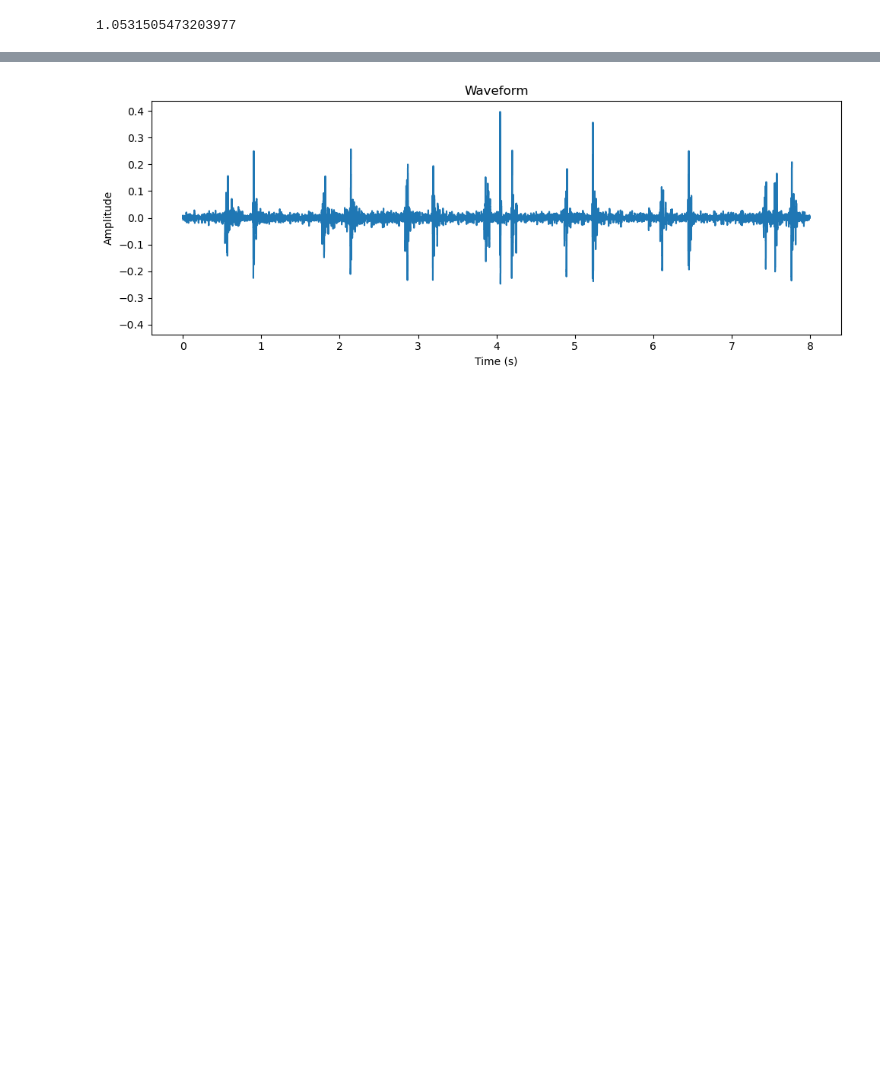
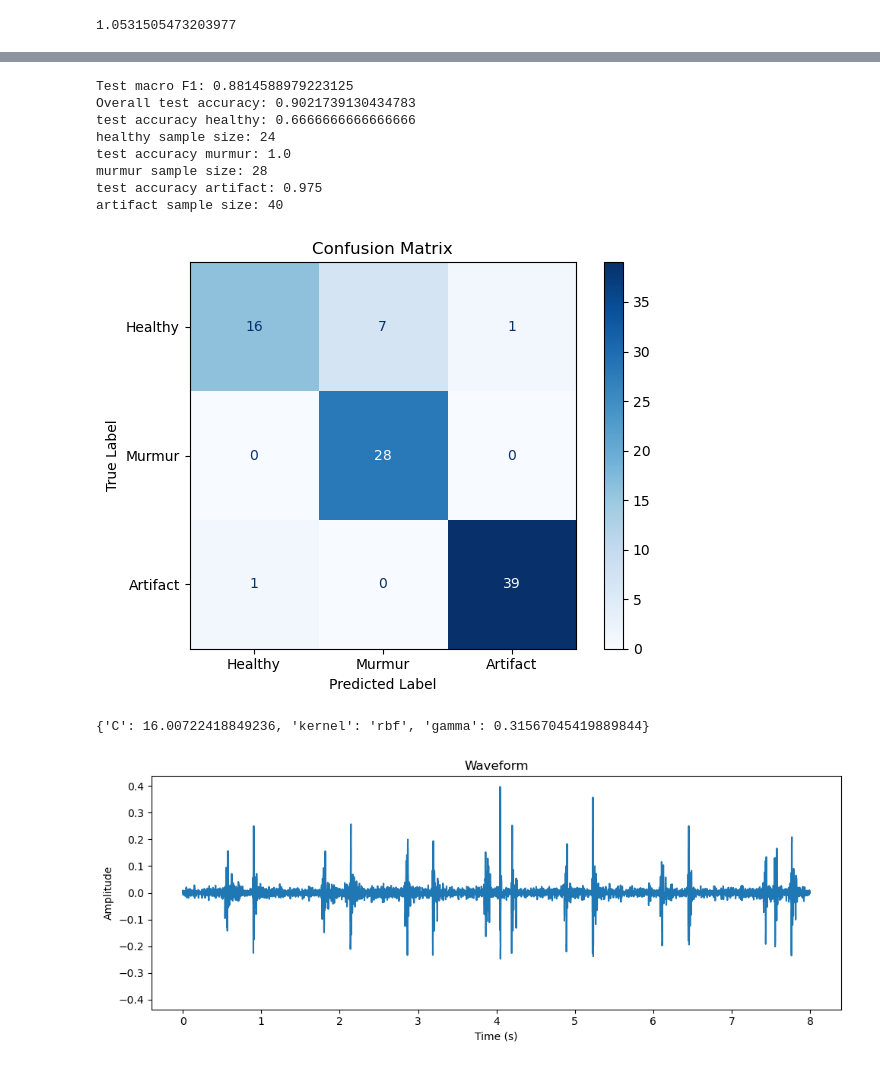
Before and after one commit to dl5415/Heart-sound-classifier, a Jupyter notebook: Healthy_vs_murmur.ipynb, the cells around one changed output, grey strips where cells are left out. Drawn from its saved outputs; the diff is of its cells as text; code cells hidden in the pictures; blank space fills up the shorter version.

```diff
--- a/Healthy_vs_murmur.ipynb
+++ b/Healthy_vs_murmur.ipynb
@@ -125,6 +145,7 @@ print(len(segments_storage))
 
 Trials = np.stack(segments_storage)
 Labels = np.array(labels_storage)
+File_ID = np.array(file_ID_storage)
 
 #print class distribution
 print(f'number of normal trials: {np.sum(Labels == 1)}' )
@@ -217,11 +311,11 @@ val_set_labels = labels_shuffled[int(0.9 * len(index)):]
 # %%
 #Normalize features (z scoring)
-number_of_features = train_set.shape[1]
+#number_of_features = train_set.shape[1]
 
-for feature_id in range (number_of_features):
-    feature_mean = np.mean(train_set[:,feature_id])
-    feature_std = np.std(train_set[:,feature_id], ddof=0)
-    #normalize
-    train_set[:,feature_id] = (train_set[:,feature_id] - feature_mean) / feature_std
-    test_set[:,feature_id] = (test_set[:,feature_id] - feature_mean) / feature_std
-    val_set[:,feature_id] = (val_set[:,feature_id] - feature_mean) / feature_std
+#for feature_id in range (number_of_features):
+#    feature_mean = np.mean(train_set[:,feature_id])
+#    feature_std = np.std(train_set[:,feature_id], ddof=0)
+#    #normalize
+#    train_set[:,feature_id] = (train_set[:,feature_id] - feature_mean) / feature_std
+#    test_set[:,feature_id] = (test_set[:,feature_id] - feature_mean) / feature_std
+#    val_set[:,feature_id] = (val_set[:,feature_id] - feature_mean) / feature_std
@@ -245 +396,59 @@ for feature_id in range (number_of_features):
+# %%
+#Fit scaler on the full training set
+#Retrain using best hyperparameters
+#Evaluate: Test set performance
+from sklearn.metrics import confusion_matrix, ConfusionMatrixDisplay
+from sklearn.metrics import accuracy_score
+
+scaler = StandardScaler()
+normalized_train_set = scaler.fit_transform(train_set)
+normalized_test_set = scaler.transform(test_set)
+
+clf = SVC(**study.best_params)
+clf.fit(normalized_train_set, train_set_labels)
+
+test_set_predict = clf.predict(normalized_test_set)
+test_f1 = f1_score(test_set_labels, test_set_predict, average='macro')
+print("Test macro F1:", test_f1)
+
+accuracy = accuracy_score(test_set_labels, test_set_predict)
+print("Overall test accuracy:", accuracy)
+
+healthy_index = np.where(test_set_labels == 1)[0]
+accuracy = accuracy_score(test_set_labels[healthy_index], test_set_predict[healthy_index])
+print("test accuracy healthy:", accuracy)
+print("healthy sample size:", len(healthy_index))
+murmur_index = np.where(test_set_labels == 2)[0]
+accuracy = accuracy_score(test_set_labels[murmur_index], test_set_predict[murmur_index])
+print("test accuracy murmur:", accuracy)
+print("murmur sample size:", len(murmur_index))
+artifact_index = np.where(test_set_labels == 3)[0]
+accuracy = accuracy_score(test_set_labels[artifact_index], test_set_predict[artifact_index])
+print("test accuracy artifact:", accuracy)
+print("artifact sample size:", len(artifact_index))
+
+#Confusion matrix
+cm = confusion_matrix(test_set_labels, test_set_predict, labels=[1, 2, 3])
+class_names = ['Healthy', 'Murmur', 'Artifact']
+disp = ConfusionMatrixDisplay(confusion_matrix=cm, display_labels=class_names)
+disp.plot(cmap='Blues', values_format='d')
+plt.title('Confusion Matrix')
+plt.xlabel('Predicted Label')
+plt.ylabel('True Label')
+plt.tight_layout()
+plt.show()
+# %% [output]
+Test macro F1: 0.8814588979223125
+Overall test accuracy: 0.9021739130434783
+test accuracy healthy: 0.6666666666666666
+healthy sample size: 24
+test accuracy murmur: 1.0
+murmur sample size: 28
+test accuracy artifact: 0.975
+artifact sample size: 40
+[figure, added]
+# %%
+print(study.best_params)
+# %% [output]
+{'C': 16.00722418849236, 'kernel': 'rbf', 'gamma': 0.31567045419889844}
 # %%
```
Also changed, not shown: parts of 8 cells of this notebook.
